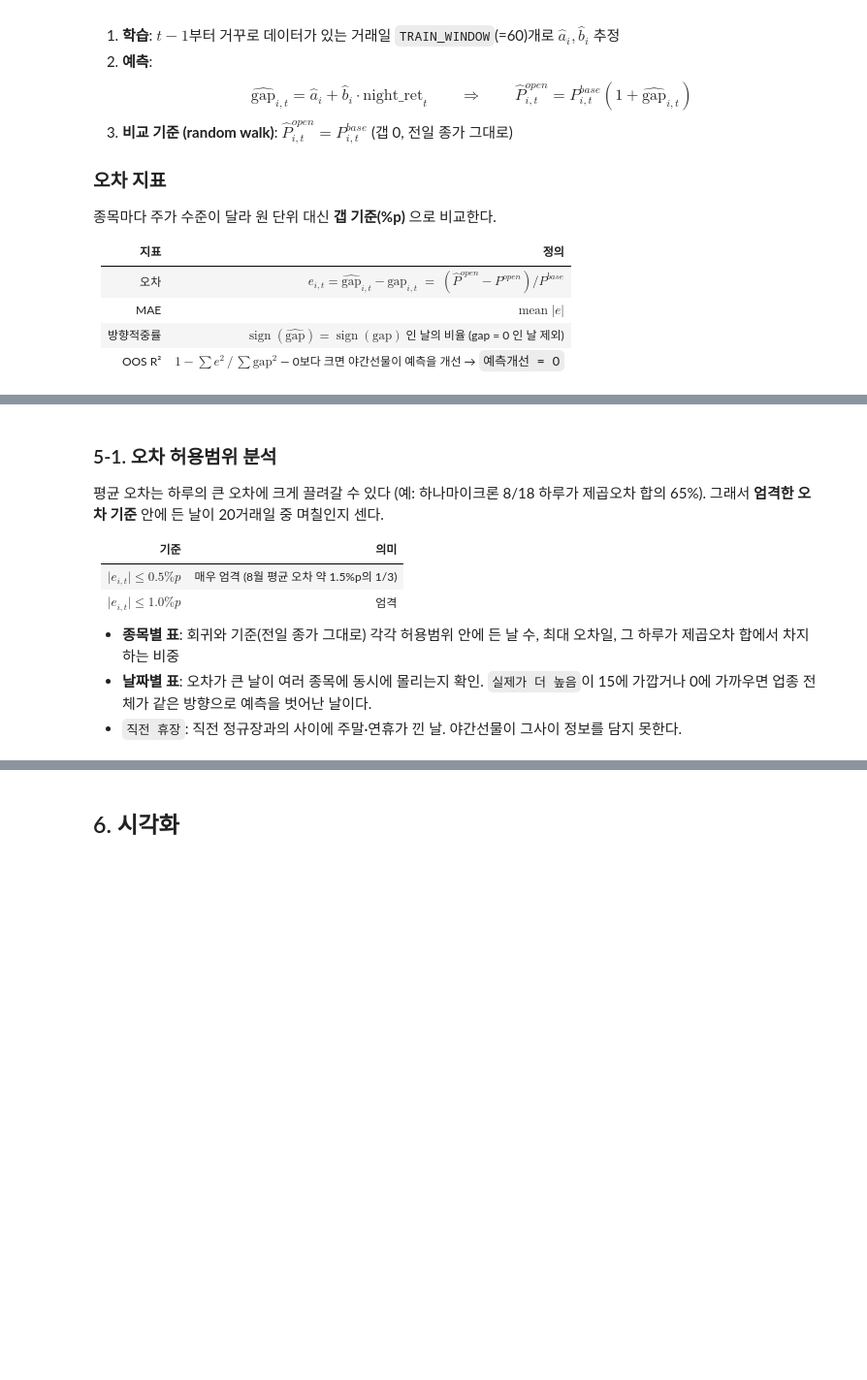
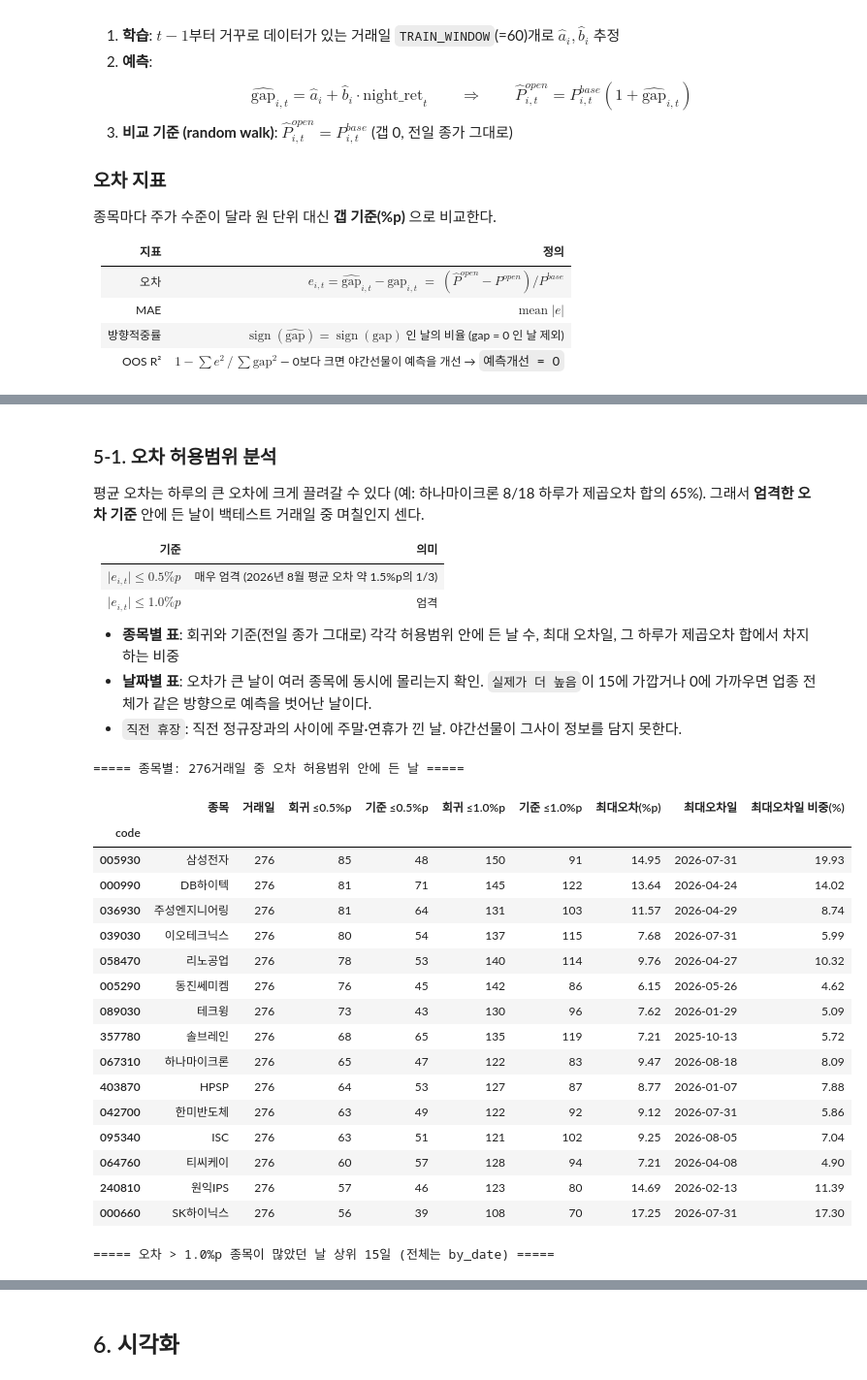
Before and after one commit to minseokgeum/ai_campus_main_proj, a Jupyter notebook: backtest/night_futures_open_backtest.ipynb, the cells around one changed output, grey strips where cells are left out. Shown at 97% size. Saved outputs shown, nothing was run; the diff lists cells and outputs as text; code cells hidden in the pictures; blank space fills up the shorter version.

```diff
--- a/backtest/night_futures_open_backtest.ipynb
+++ b/backtest/night_futures_open_backtest.ipynb
@@ -78,16 +78,21 @@ STOCKS = {
     "067310": ("하나마이크론", "패키징·테스트"),
 }
 
-BACKTEST_START = "2026-08-01"
-BACKTEST_END = "2026-08-31"
+# KRX 자체 야간시장이 열린 날. 이 API로는 그 전(Eurex 연계 시절) 야간선물 데이터가 없다.
+# 분석 1(상관관계)은 이 날부터 BACKTEST_END까지 전체를 쓴다.
+DATA_START = pd.Timestamp("2025-06-10")
+
+# 백테스트 기간. 시작일은 DATA_START 이후 TRAIN_WINDOW(60)거래일이 쌓인 뒤로 잡는다.
+BACKTEST_START = "2025-09-01"
+BACKTEST_END = "2026-10-26"
 
 # 회귀 학습에 쓰는 직전 거래일 수 (rolling window)
 # t-1부터 거꾸로 "데이터가 있는 거래일"을 센다 → 학습 표본은 항상 TRAIN_WINDOW개
 TRAIN_WINDOW = 60
 MIN_TRAIN = 20      # 학습 표본이 이보다 적은 날은 예측하지 않음
 
-# 과거 데이터 수집 시작일 (달력 150일 ≈ 100거래일). 분석 1(상관관계)은 이 기간 전체를 쓴다.
-DATA_START = pd.Timestamp(BACKTEST_START) - pd.Timedelta(days=150)
+# 예측 범위의 목표 확률. 학습 기간 잔차의 분위수로 범위를 정한다 (5-2절)
+INTERVAL_LEVELS = [0.8, 0.95]
 
 SIGNIFICANCE = 0.05
 
@@ -559,11 +684,11 @@ print(f"상관 유의 (p < {SIGNIFICANCE}): {n_sig}/{len(summary)}종목 | "
 ### 5-1. 오차 허용범위 분석
 
 평균 오차는 하루의 큰 오차에 크게 끌려갈 수 있다 (예: 하나마이크론 8/18 하루가 제곱오차 합의 65%).
-그래서 **엄격한 오차 기준** 안에 든 날이 20거래일 중 며칠인지 센다.
+그래서 **엄격한 오차 기준** 안에 든 날이 백테스트 거래일 중 며칠인지 센다.
 
 | 기준 | 의미 |
 |---|---|
-| $\lvert e_{i,t} \rvert \le 0.5\%p$ | 매우 엄격 (8월 평균 오차 약 1.5%p의 1/3) |
+| $\lvert e_{i,t} \rvert \le 0.5\%p$ | 매우 엄격 (2026년 8월 평균 오차 약 1.5%p의 1/3) |
 | $\lvert e_{i,t} \rvert \le 1.0\%p$ | 엄격 |
 
 - **종목별 표**: 회귀와 기준(전일 종가 그대로) 각각 허용범위 안에 든 날 수, 최대 오차일, 그 하루가 제곱오차 합에서 차지하는 비중
@@ -588,7 +713,7 @@ def count_within_tolerance(res):
 
         worst = reg.idxmax()
         row["최대오차(%p)"] = reg[worst]
-        row["최대오차일"] = g.at[worst, "date"].strftime("%m-%d")
+        row["최대오차일"] = g.at[worst, "date"].strftime("%Y-%m-%d")
         row["최대오차일 비중(%)"] = reg[worst] ** 2 / (reg ** 2).sum() * 100   # 제곱오차 합 중 하루의 비중
         rows.append(row)
 
@@ -603,34 +728,54 @@ def errors_by_date(res, tol=TOLERANCES[-1]):
     """날짜별로 오차가 허용범위를 넘은 종목 수. 직전 정규장과의 사이에 휴장일이 낀 날은 표시한다."""
     reg = res.assign(
         err=res["err_return"] * 100,                 # 예측 - 실제 (%p), 음수면 실제가 예측보다 높게 시작
         abs_err=res["err_return"].abs() * 100,
     )
     g = reg.groupby("date")
 
     dates = g.size().index
     prev_trading_day = trading_days[trading_days.get_indexer(dates) - 1]
     days_since_prev = (dates - prev_trading_day).days
 
     table = pd.DataFrame({
         "야간선물(%)": g["night_ret"].first() * 100,
         "평균 |오차|(%p)": g["abs_err"].mean(),
         "평균 오차 방향(%p)": g["err"].mean(),
         "실제가 더 높음": g["err"].apply(lambda s: (s < 0).sum()),
         f"오차 >{tol}%p 종목수": g["abs_err"].apply(lambda s: (s > tol).sum()),
         "최대 오차 종목": g.apply(lambda d: d.loc[d["abs_err"].idxmax(), "name"], include_groups=False),
         "최대 오차(%p)": g["abs_err"].max(),
     })
     table["직전 휴장"] = np.where(days_since_prev > 3, "연휴 후",
                          np.where(days_since_prev > 1, "주말 후", ""))
-    table.index = table.index.strftime("%m-%d")
+    table.index = table.index.strftime("%Y-%m-%d")
     return table
 
 
 within = count_within_tolerance(res)
 by_date = errors_by_date(res)
 
-print(f"===== 종목별: 20거래일 중 오차 허용범위 안에 든 날 =====")
+print(f"===== 종목별: {res['date'].nunique()}거래일 중 오차 허용범위 안에 든 날 =====")
 display(within.round(2))
 
-print(f"===== 날짜별: 오차 > {TOLERANCES[-1]}%p 종목 수 =====")
-display(by_date.round(2))
+print(f"===== 오차 > {TOLERANCES[-1]}%p 종목이 많았던 날 상위 15일 (전체는 by_date) =====")
+display(by_date.sort_values(f"오차 >{TOLERANCES[-1]}%p 종목수", ascending=False).head(15).round(2))
+# %% [output]
+===== 종목별: 276거래일 중 오차 허용범위 안에 든 날 =====
+|  | 종목 | 거래일 | 회귀 ≤0.5%p | 기준 ≤0.5%p | 회귀 ≤1.0%p | 기준 ≤1.0%p | 최대오차(%p) | 최대오차일 | 최대오차일 비중(%) |
+| code |  |  |  |  |  |  |  |  |  |
+| 005930 | 삼성전자 | 276 | 85 | 48 | 150 | 91 | 14.95 | 2026-07-31 | 19.93 |
+| 000990 | DB하이텍 | 276 | 81 | 71 | 145 | 122 | 13.64 | 2026-04-24 | 14.02 |
+| 036930 | 주성엔지니어링 | 276 | 81 | 64 | 131 | 103 | 11.57 | 2026-04-29 | 8.74 |
+| 039030 | 이오테크닉스 | 276 | 80 | 54 | 137 | 115 | 7.68 | 2026-07-31 | 5.99 |
+| 058470 | 리노공업 | 276 | 78 | 53 | 140 | 114 | 9.76 | 2026-04-27 | 10.32 |
+| 005290 | 동진쎄미켐 | 276 | 76 | 45 | 142 | 86 | 6.15 | 2026-05-26 | 4.62 |
+| 089030 | 테크윙 | 276 | 73 | 43 | 130 | 96 | 7.62 | 2026-01-29 | 5.09 |
+| 357780 | 솔브레인 | 276 | 68 | 65 | 135 | 119 | 7.21 | 2025-10-13 | 5.72 |
+| 067310 | 하나마이크론 | 276 | 65 | 47 | 122 | 83 | 9.47 | 2026-08-18 | 8.09 |
+| 403870 | HPSP | 276 | 64 | 53 | 127 | 87 | 8.77 | 2026-01-07 | 7.88 |
+| 042700 | 한미반도체 | 276 | 63 | 49 | 122 | 92 | 9.12 | 2026-07-31 | 5.86 |
+| 095340 | ISC | 276 | 63 | 51 | 121 | 102 | 9.25 | 2026-08-05 | 7.04 |
+| 064760 | 티씨케이 | 276 | 60 | 57 | 128 | 94 | 7.21 | 2026-04-08 | 4.90 |
+| 240810 | 원익IPS | 276 | 57 | 46 | 123 | 80 | 14.69 | 2026-02-13 | 11.39 |
+| 000660 | SK하이닉스 | 276 | 56 | 39 | 108 | 70 | 17.25 | 2026-07-31 | 17.30 |
+===== 오차 > 1.0%p 종목이 많았던 날 상위 15일 (전체는 by_date) =====
```
Also changed, not shown: parts of 24 cells of this notebook, 3 other files.
